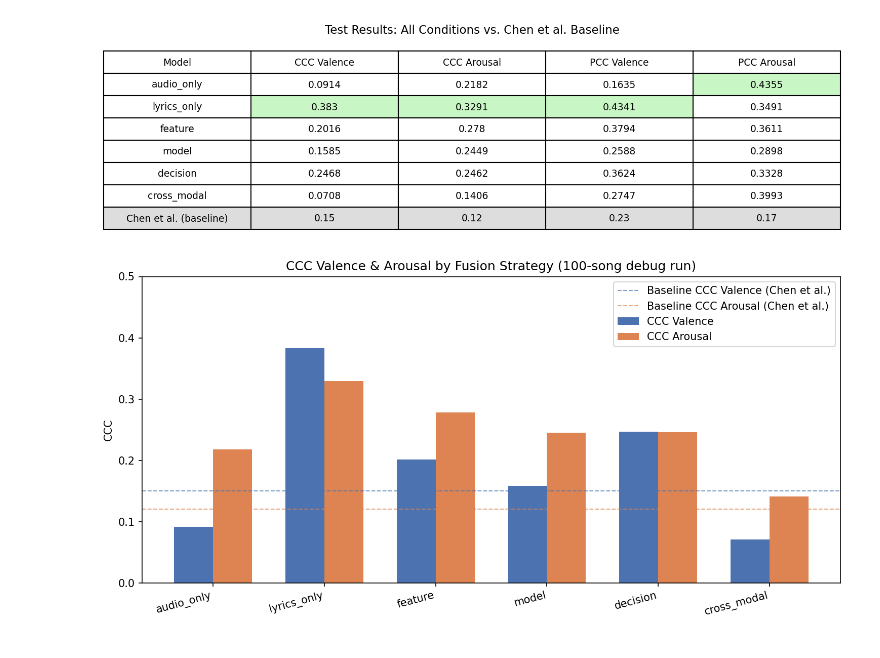
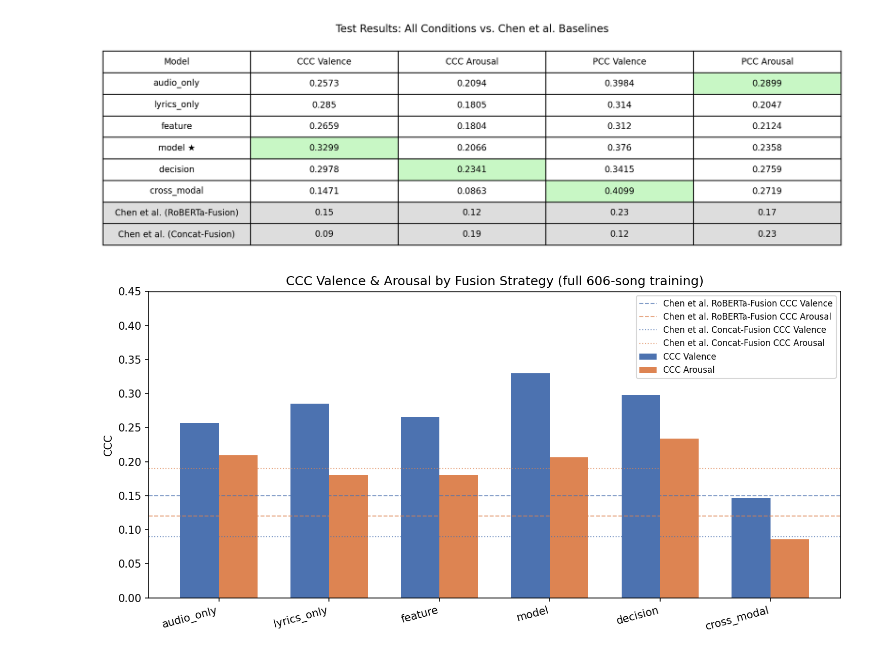
Before and after one commit to irose8000/MER_Multimodal_Fusion, a Jupyter notebook: notebooks/Results_Viz.ipynb, the cells around one changed output. Cells and saved outputs as stored; diff of their text form; code cells hidden in the pictures.

```diff
--- a/notebooks/Results_Viz.ipynb
+++ b/notebooks/Results_Viz.ipynb
@@ -5,49 +93,50 @@ import matplotlib.pyplot as plt
 import matplotlib
 matplotlib.rcParams['figure.dpi'] = 150
 
-# Your results
 results = {
-    "Model":        ["audio_only", "lyrics_only", "feature", "model", "decision", "cross_modal", "Chen et al. (baseline)"],
-    "CCC Valence":  [0.0914,       0.3830,        0.2016,   0.1585,  0.2468,     0.0708,         0.15],
-    "CCC Arousal":  [0.2182,       0.3291,        0.2780,   0.2449,  0.2462,     0.1406,         0.12],
-    "PCC Valence":  [0.1635,       0.4341,        0.3794,   0.2588,  0.3624,     0.2747,         0.23],
-    "PCC Arousal":  [0.4355,       0.3491,        0.3611,   0.2898,  0.3328,     0.3993,         0.17],
+    "Model":        ["audio_only", "lyrics_only", "feature", "model ★", "decision", "cross_modal",
+                     "Chen et al. (RoBERTa-Fusion)", "Chen et al. (Concat-Fusion)"],
+    "CCC Valence":  [0.2573, 0.2850, 0.2659, 0.3299, 0.2978, 0.1471, 0.15, 0.09],
+    "CCC Arousal":  [0.2094, 0.1805, 0.1804, 0.2066, 0.2341, 0.0863, 0.12, 0.19],
+    "PCC Valence":  [0.3984, 0.3140, 0.3120, 0.3760, 0.3415, 0.4099, 0.23, 0.12],
+    "PCC Arousal":  [0.2899, 0.2047, 0.2124, 0.2358, 0.2759, 0.2719, 0.17, 0.23],
 }
 
 df = pd.DataFrame(results)
 # %%
 # Cell 2: Results table
-fig, ax = plt.subplots(figsize=(10, 3))
+fig, ax = plt.subplots(figsize=(11, 3.5))
 ax.axis("off")
 table = ax.table(
     cellText=df.values,
     colLabels=df.columns,
     cellLoc="center",
     loc="center",
 )
 table.auto_set_font_size(False)
 table.set_fontsize(9)
 table.scale(1, 1.8)
 
-# Highlight baseline row in light grey
+# Highlight both baseline rows in light grey
 for col in range(len(df.columns)):
-    table[7, col].set_facecolor("#dddddd")
+    table[7, col].set_facecolor("#dddddd")  # RoBERTa-Fusion baseline
+    table[8, col].set_facecolor("#dddddd")  # Concat-Fusion baseline
 
-# Highlight best result per column in light green
+# Highlight best result per column in light green (our models only, rows 1-6)
 for col_idx, col in enumerate(["CCC Valence", "CCC Arousal", "PCC Valence", "PCC Arousal"]):
     best_row = df[col].iloc[:6].idxmax() + 1  # +1 for header offset
     table[best_row, col_idx + 1].set_facecolor("#c8f7c5")
 
-plt.title("Test Results: All Conditions vs. Chen et al. Baseline", fontsize=11, pad=20)
+plt.title("Test Results: All Conditions vs. Chen et al. Baselines", fontsize=11, pad=20)
 plt.tight_layout()
 plt.show()
 # %% [output]
-[figure, old version]
+[figure, new version]
 # %%
 # Cell 3: Bar chart
 conditions = ["audio_only", "lyrics_only", "feature", "model", "decision", "cross_modal"]
-ccc_valence = [0.0914, 0.3830, 0.2016, 0.1585, 0.2468, 0.0708]
-ccc_arousal = [0.2182, 0.3291, 0.2780, 0.2449, 0.2462, 0.1406]
+ccc_valence = [0.2573, 0.2850, 0.2659, 0.3299, 0.2978, 0.1471]
+ccc_arousal = [0.2094, 0.1805, 0.1804, 0.2066, 0.2341, 0.0863]
 
 x = range(len(conditions))
 width = 0.35
@@ -56,17 +145,21 @@ fig, ax = plt.subplots(figsize=(10, 5))
 bars1 = ax.bar([i - width/2 for i in x], ccc_valence, width, label="CCC Valence", color="#4C72B0")
 bars2 = ax.bar([i + width/2 for i in x], ccc_arousal, width, label="CCC Arousal", color="#DD8452")
 
-# Baseline reference lines
-ax.axhline(y=0.15, color="#4C72B0", linestyle="--", linewidth=1, alpha=0.7, label="Baseline CCC Valence (Chen et al.)")
-ax.axhline(y=0.12, color="#DD8452", linestyle="--", linewidth=1, alpha=0.7, label="Baseline CCC Arousal (Chen et al.)")
+# Chen et al. RoBERTa-Fusion baseline
+ax.axhline(y=0.15, color="#4C72B0", linestyle="--", linewidth=1, alpha=0.7, label="Chen et al. RoBERTa-Fusion CCC Valence")
+ax.axhline(y=0.12, color="#DD8452", linestyle="--", linewidth=1, alpha=0.7, label="Chen et al. RoBERTa-Fusion CCC Arousal")
+
+# Chen et al. Concat-Fusion baseline
+ax.axhline(y=0.09, color="#4C72B0", linestyle=":", linewidth=1, alpha=0.7, label="Chen et al. Concat-Fusion CCC Valence")
+ax.axhline(y=0.19, color="#DD8452", linestyle=":", linewidth=1, alpha=0.7, label="Chen et al. Concat-Fusion CCC Arousal")
 
 ax.set_xticks(list(x))
 ax.set_xticklabels(conditions, rotation=15, ha="right")
 ax.set_ylabel("CCC")
-ax.set_title("CCC Valence & Arousal by Fusion Strategy (100-song debug run)")
-ax.legend()
-ax.set_ylim(0, 0.5)
+ax.set_title("CCC Valence & Arousal by Fusion Strategy (full 606-song training)")
+ax.legend(fontsize=8)
+ax.set_ylim(0, 0.45)
 plt.tight_layout()
 plt.show()
 # %% [output]
-[figure, old version]
+[figure, new version]
```
Also changed, not shown: parts of 9 cells of this notebook, 1 other file.
